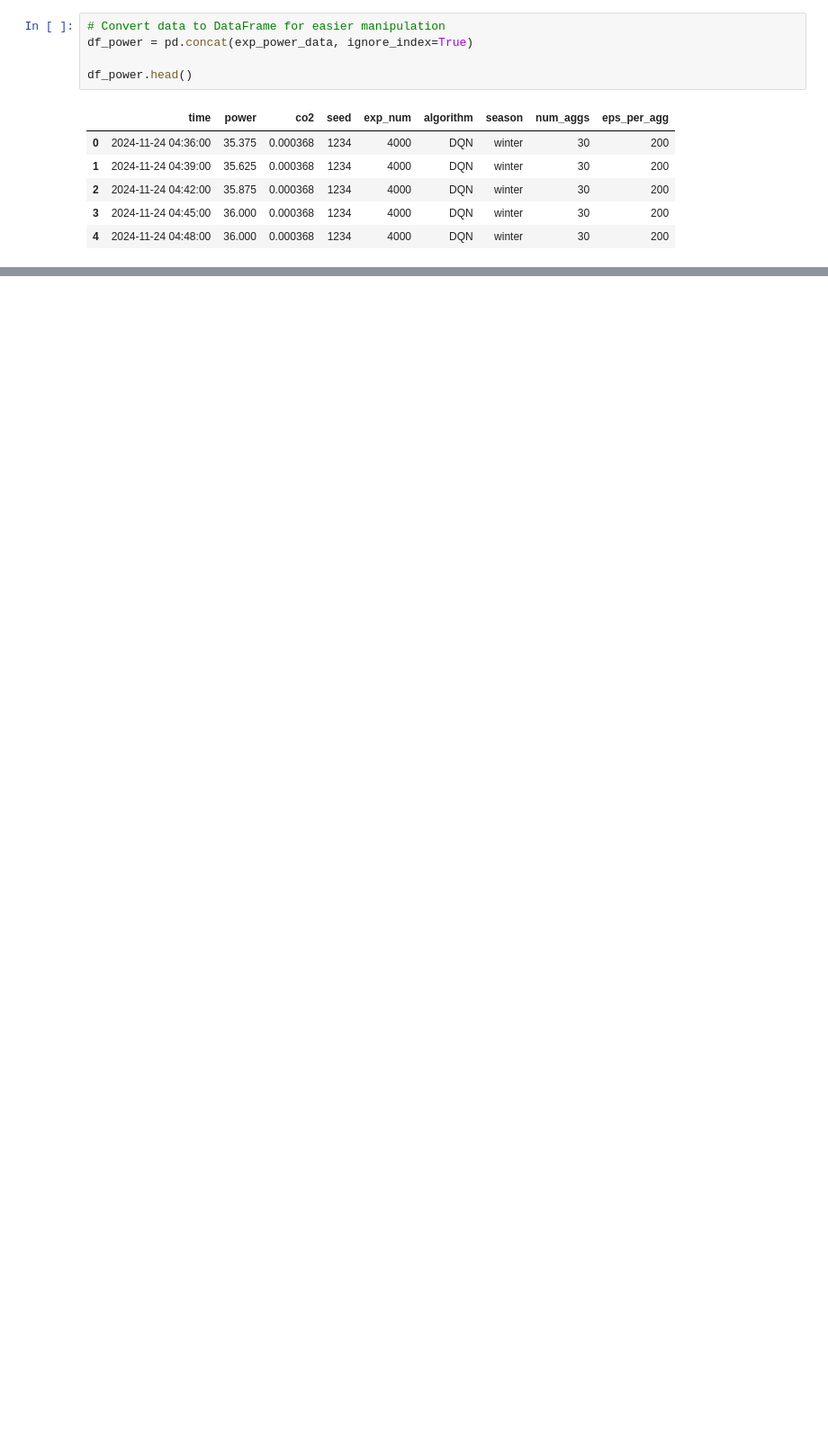
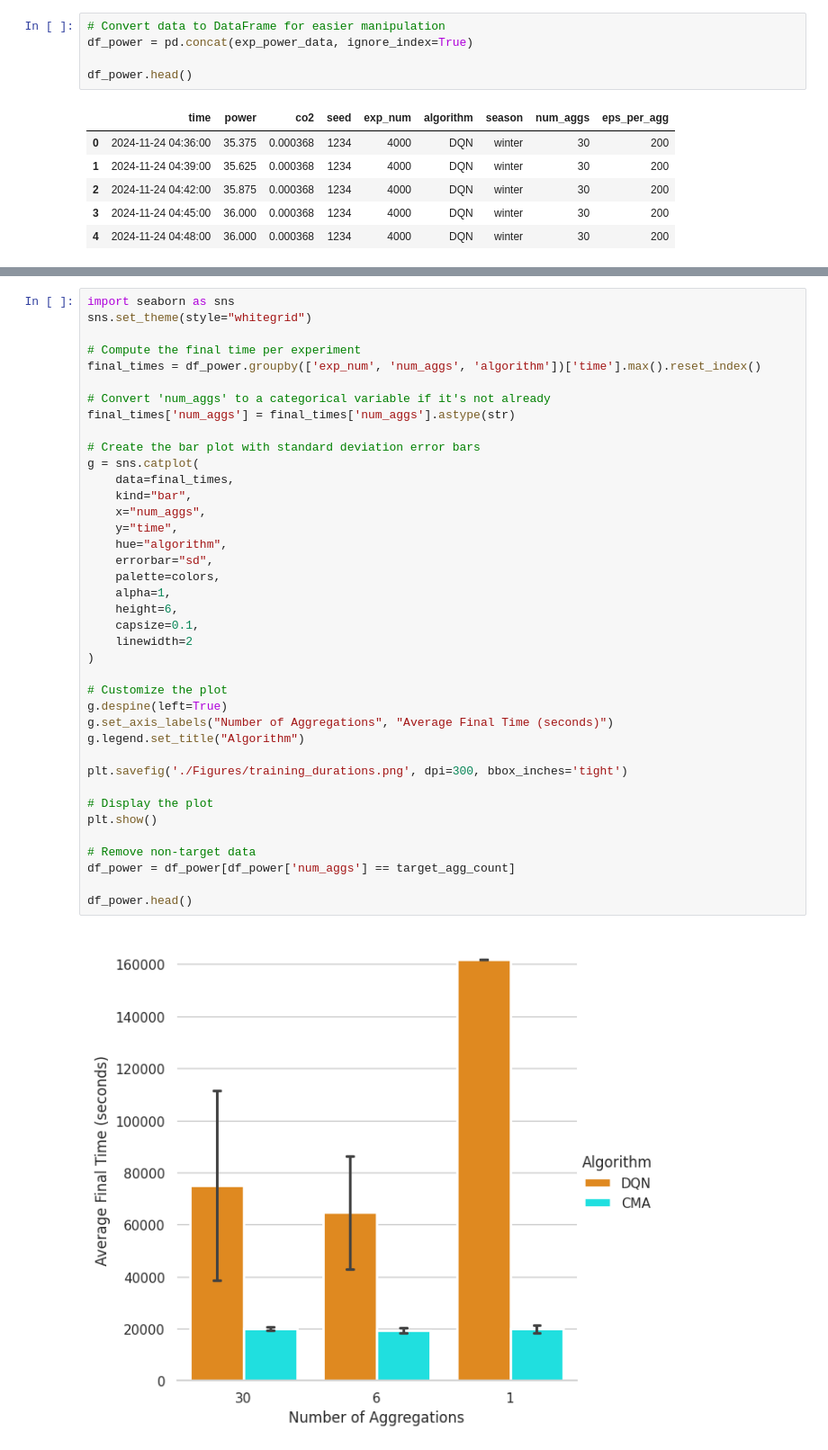
Before and after one commit to LucasHartmanWestern/rl-for-vrp-csp, a Jupyter notebook: experiments/Part 6 Figures.ipynb, the cells around one changed output, grey strips where cells are left out. Shown at 90% size. Drawn from its saved outputs; the diff is of its cells as text; blank space fills up the shorter version.

```diff
--- a/experiments/Part 6 Figures.ipynb
+++ b/experiments/Part 6 Figures.ipynb
@@ -182,0 +164,41 @@ g.legend.set_title("")
+# %%
+import seaborn as sns
+sns.set_theme(style="whitegrid")
+
+# Compute the final time per experiment
+final_times = df_power.groupby(['exp_num', 'num_aggs', 'algorithm'])['time'].max().reset_index()
+
+# Convert 'num_aggs' to a categorical variable if it's not already
+final_times['num_aggs'] = final_times['num_aggs'].astype(str)
+
+# Create the bar plot with standard deviation error bars
+g = sns.catplot(
+    data=final_times,
+    kind="bar",
+    x="num_aggs",
+    y="time",
+    hue="algorithm",
+    errorbar="sd",
+    palette=colors,
+    alpha=1,
+    height=6,
+    capsize=0.1,
+    linewidth=2
+)
+
+# Customize the plot
+g.despine(left=True)
+g.set_axis_labels("Number of Aggregations", "Average Final Time (seconds)")
+g.legend.set_title("Algorithm")
+
+plt.savefig('./Figures/training_durations.png', dpi=300, bbox_inches='tight')
+
+# Display the plot
+plt.show()
+
+# Remove non-target data
+df_power = df_power[df_power['num_aggs'] == target_agg_count]
+
+df_power.head()
+# %% [output]
+[figure, added]
```
Also changed, not shown: parts of 8 cells of this notebook, 13 other files.
